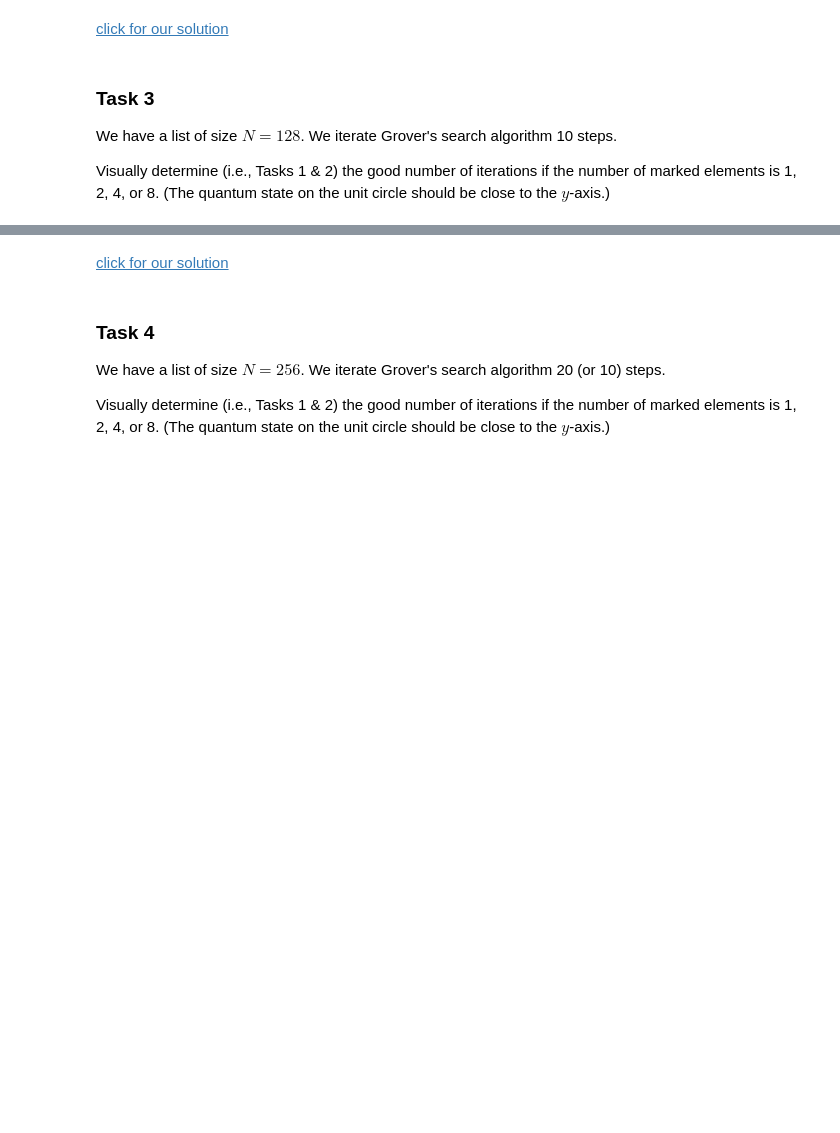
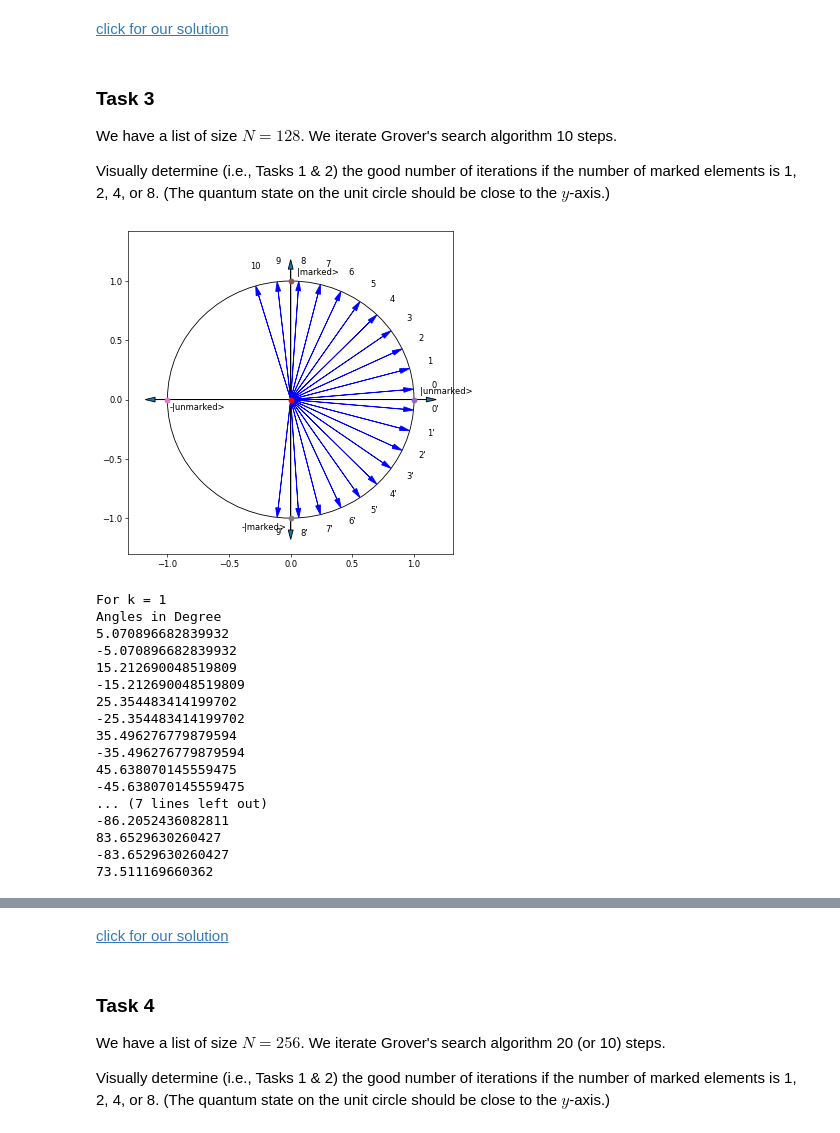
Before and after one commit to lamiselsayed/NYUAD-QC-Course, a Jupyter notebook: bronze-qiskit/quantum-with-qiskit/Q88_Grovers_Search_One_Qubit_Representation.ipynb, the cells around one changed output, grey strips where cells are left out. Drawn from its saved outputs; the diff is of its cells as text; code cells hidden in the pictures; blank space fills up the shorter version.

```diff
--- a/bronze-qiskit/quantum-with-qiskit/Q88_Grovers_Search_One_Qubit_Representation.ipynb
+++ b/bronze-qiskit/quantum-with-qiskit/Q88_Grovers_Search_One_Qubit_Representation.ipynb
@@ -269,0 +288,64 @@ for i in range(N):
+# %%
+# initial values
+iteration = 10
+N = 128
+marked_elements = [0]
+#marked_elements = [0,1,2,3]
+#marked_elements = [0,1,2,3,4,5,6,7]
+k = len(marked_elements)
+elements = []
+states_on_unit_circle= []
+
+# initial quantum state
+for i in range(N):
+    elements.append(1/N**0.5)
+
+#
+# your code is here
+#
+x = elements[N-1] * np.sqrt(N - k)  # represents the unmarked items
+y = elements[0] * np.sqrt(k)        # represents the marked items
+states_on_unit_circle.append([x, y, '0'])
+
+for i in range(iteration):
+    elements = query(elements, marked_elements)
+    x = elements[N-1] * np.sqrt(N - k)
+    y = elements[0] * np.sqrt(k)
+    states_on_unit_circle.append([x, y, str(i) + "'"])
+
+    elements = inversion(elements)
+    x = elements[N-1] * np.sqrt(N - k)
+    y = elements[0] * np.sqrt(k)
+    states_on_unit_circle.append([x, y, str(i + 1)])
+
+# draw all states
+%run quantum.py
+draw_qubit_grover()
+for state in states_on_unit_circle:
+    draw_quantum_state(state[0], state[1], state[2])
+show_plt()
+
+# print the angles
+print('For k = 1')
+print('Angles in Degree')
+for state in states_on_unit_circle:
+    print(asin(state[1]) / pi * 180)
+# %% [output]
+[figure, added]
+For k = 1
+Angles in Degree
+5.070896682839932
+-5.070896682839932
+15.212690048519809
+-15.212690048519809
+25.354483414199702
+-25.354483414199702
+35.496276779879594
+-35.496276779879594
+45.638070145559475
+-45.638070145559475
+... (7 lines left out)
+-86.2052436082811
+83.6529630260427
+-83.6529630260427
+73.511169660362
```
Also changed, not shown: parts of 18 cells of this notebook, 1 other file.
